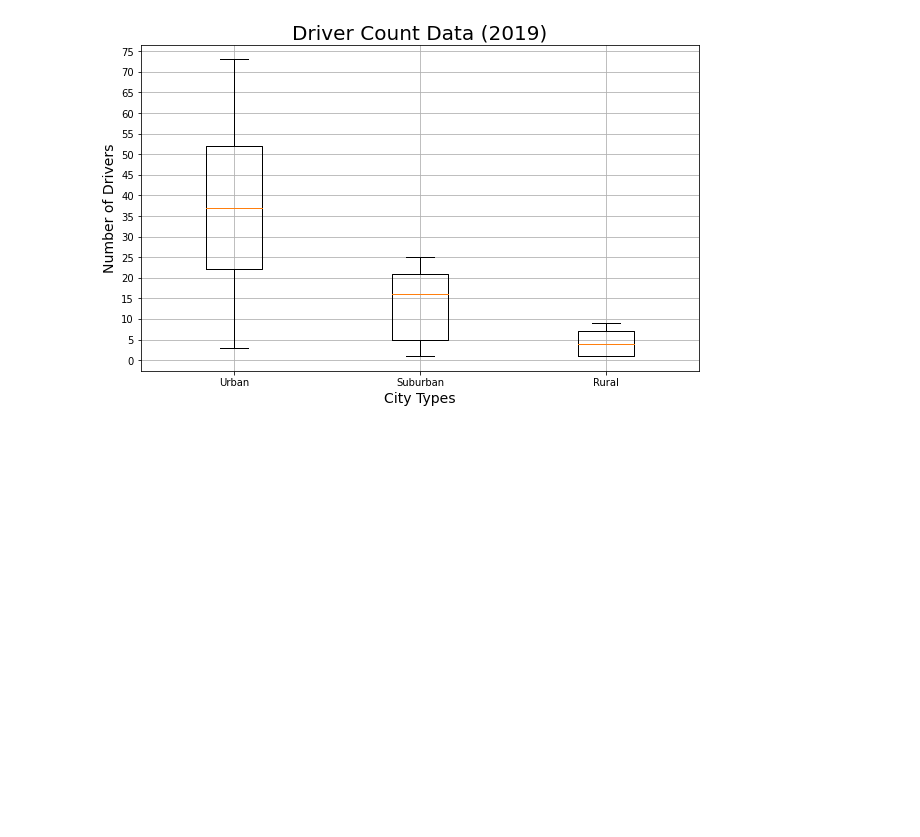
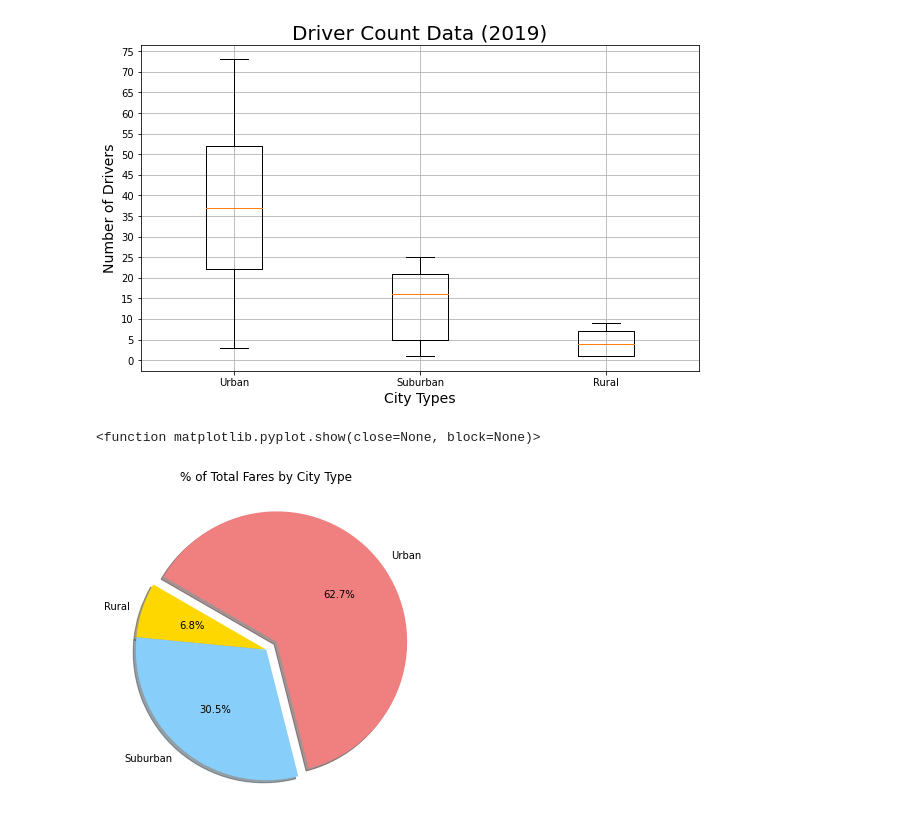
Before and after one commit to CBrew913/PyBer_Analysis, a Jupyter notebook: PyBer.ipynb, the cells around one changed output. Saved outputs shown, nothing was run; the diff lists cells and outputs as text; code cells hidden in the pictures; blank space fills up the shorter version.

Commit message:
Adding Total Fare pie chart.

```diff
--- a/PyBer.ipynb
+++ b/PyBer.ipynb
@@ -695,3 +696,27 @@ plt.savefig("analysis/Fig4.png")
 plt.show()
 # %% [output]
 [figure]
+# %%
+# Compiling stats for total fare pie chart
+sum_fares_by_type = pyber_data_df.groupby(['type']).sum()['fare']
+total_fares = pyber_data_df['fare'].sum()
+type_percents = 100 * (sum_fares_by_type / total_fares)
+
+#Building pie chart
+plt.subplots(figsize = (10, 6))
+plt.pie(type_percents,
+        labels = ["Rural", "Suburban", "Urban"],
+        colors = ["gold", "lightskyblue", "lightcoral"],
+        explode = [0, 0, 0.1],
+        autopct = '%1.1f%%',
+        shadow = True,
+        startangle = 150)
+plt.title("% of Total Fares by City Type")
+mpl.rcParams['font.size'] = 14
+
+plt.savefig("analysis/Fig5.png")
+
+plt.show
+# %% [output]
+<function matplotlib.pyplot.show(close=None, block=None)>
+[figure, added]
```
Also changed, not shown: parts of 1 cell of this notebook, 1 other file.
